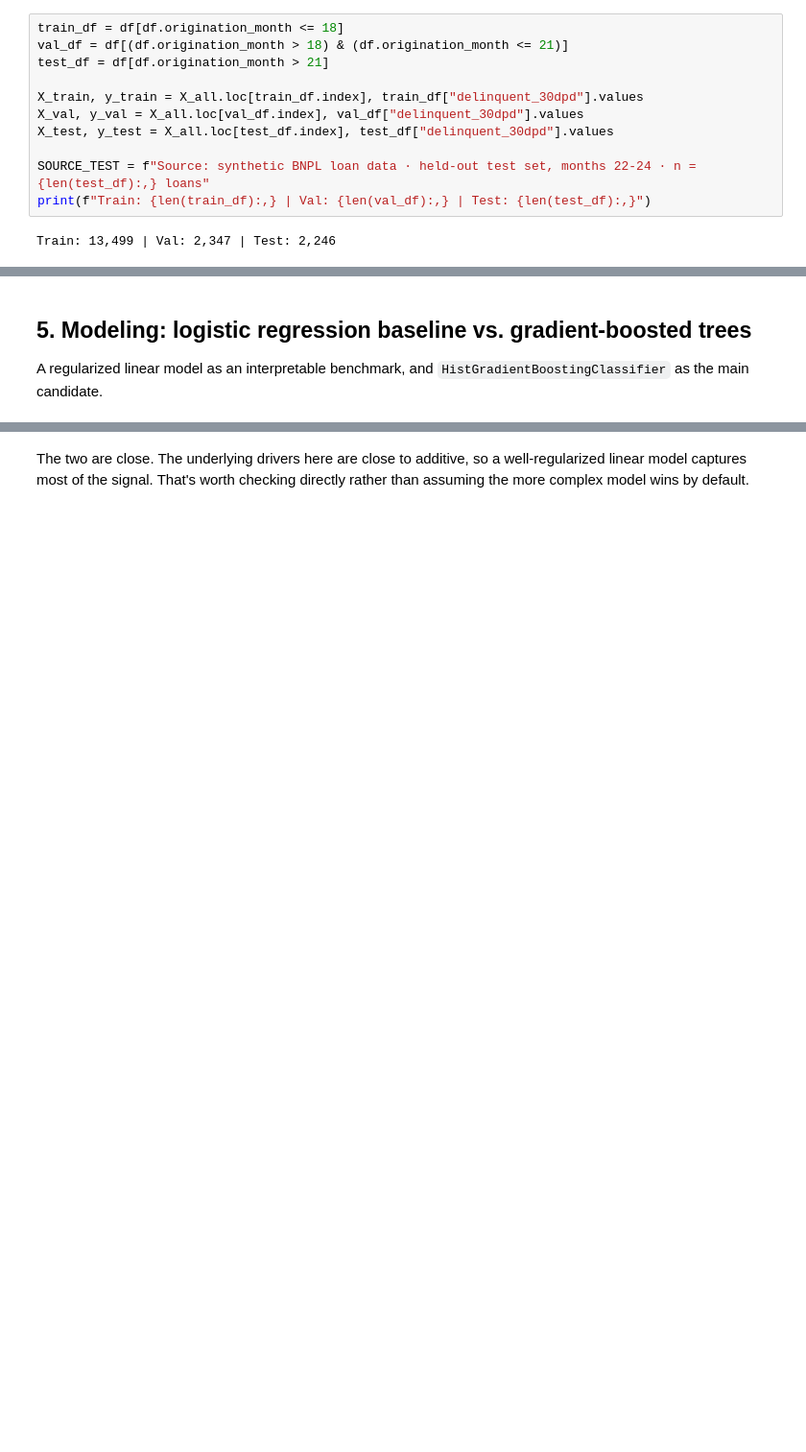
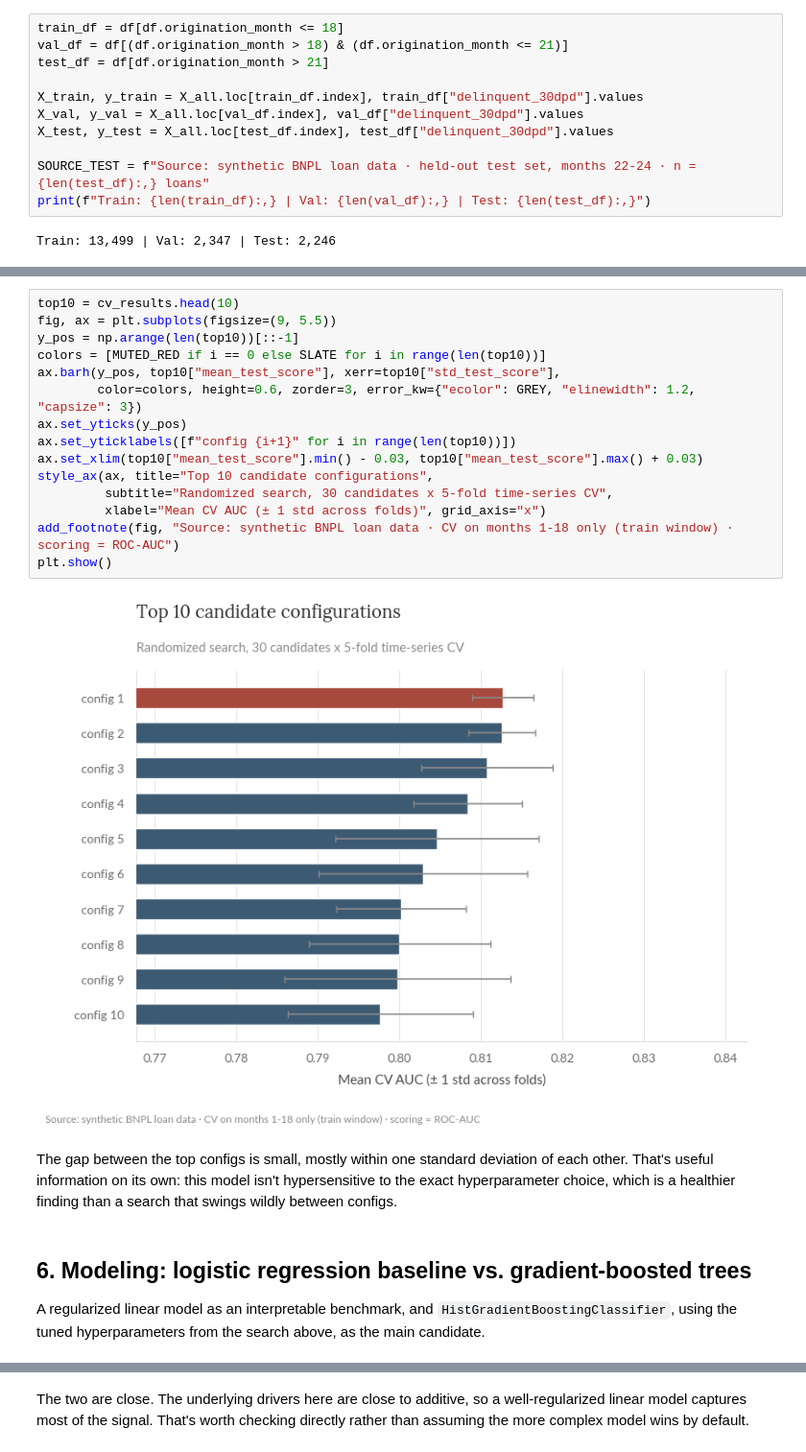
Before and after one commit to gus-morales/work-showcase, a Jupyter notebook: projects/01-delinquency-risk-model/notebooks/01_delinquency_risk_model.ipynb, the cells around one changed output, grey strips where cells are left out. Shown at 96% size. Cells and saved outputs as stored; diff of their text form; blank space fills up the shorter version.

```diff
--- a/projects/01-delinquency-risk-model/notebooks/01_delinquency_risk_model.ipynb
+++ b/projects/01-delinquency-risk-model/notebooks/01_delinquency_risk_model.ipynb
@@ -134,7 +172,26 @@ Train: 13,499 | Val: 2,347 | Test: 2,246
+# %%
+top10 = cv_results.head(10)
+fig, ax = plt.subplots(figsize=(9, 5.5))
+y_pos = np.arange(len(top10))[::-1]
+colors = [MUTED_RED if i == 0 else SLATE for i in range(len(top10))]
+ax.barh(y_pos, top10["mean_test_score"], xerr=top10["std_test_score"],
+        color=colors, height=0.6, zorder=3, error_kw={"ecolor": GREY, "elinewidth": 1.2, "capsize": 3})
+ax.set_yticks(y_pos)
+ax.set_yticklabels([f"config {i+1}" for i in range(len(top10))])
+ax.set_xlim(top10["mean_test_score"].min() - 0.03, top10["mean_test_score"].max() + 0.03)
+style_ax(ax, title="Top 10 candidate configurations",
+         subtitle="Randomized search, 30 candidates x 5-fold time-series CV",
+         xlabel="Mean CV AUC (± 1 std across folds)", grid_axis="x")
+add_footnote(fig, "Source: synthetic BNPL loan data · CV on months 1-18 only (train window) · scoring = ROC-AUC")
+plt.show()
+# %% [output]
+[figure, added]
+# %% [markdown]
+The gap between the top configs is small, mostly within one standard deviation of each other. That's useful information on its own: this model isn't hypersensitive to the exact hyperparameter choice, which is a healthier finding than a search that swings wildly between configs.
 # %% [markdown]
-## 5. Modeling: logistic regression baseline vs. gradient-boosted trees
+## 6. Modeling: logistic regression baseline vs. gradient-boosted trees
 
-A regularized linear model as an interpretable benchmark, and `HistGradientBoostingClassifier` as the main candidate.
+A regularized linear model as an interpretable benchmark, and `HistGradientBoostingClassifier`, using the tuned hyperparameters from the search above, as the main candidate.
 # %%
 scaler = StandardScaler()
 X_train_s = scaler.fit_transform(X_train)
```
Also changed, not shown: parts of 17 cells of this notebook, 18 other files.
